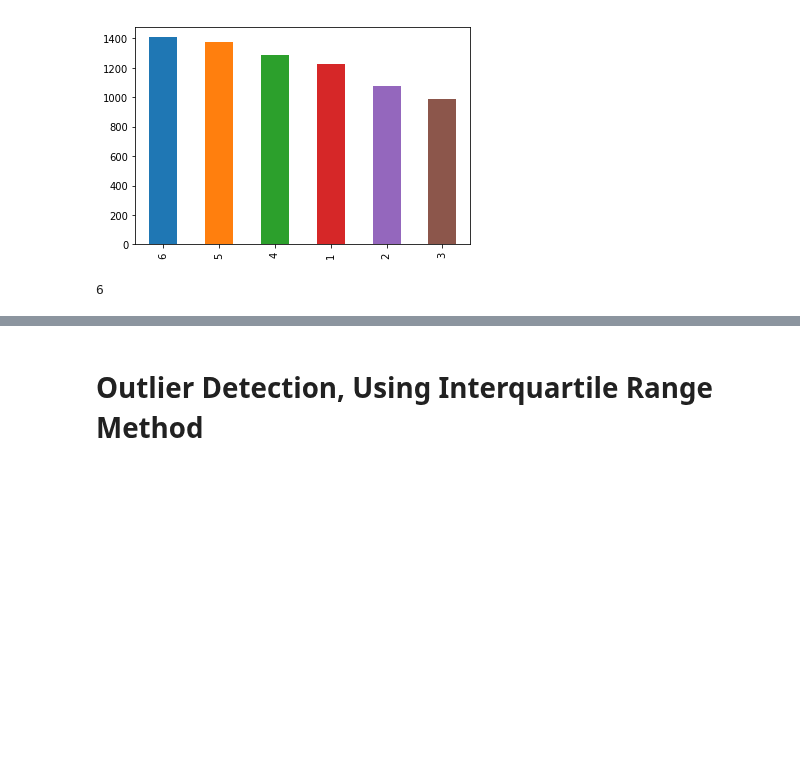
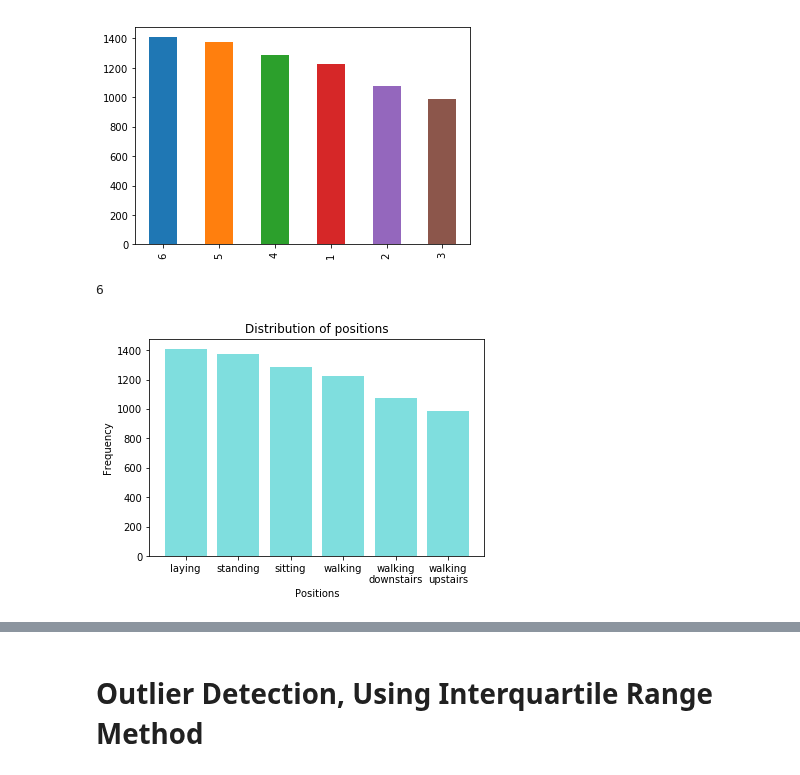
Before and after one commit to nathanhwangbo/PSTAT135_Final, a Jupyter notebook: preprocessing.ipynb, the cells around one changed output, grey strips where cells are left out. Drawn from its saved outputs; the diff is of its cells as text; code cells hidden in the pictures; blank space fills up the shorter version.

Commit message:
Modified to display plot with labels - Dennis

```diff
--- a/preprocessing.ipynb
+++ b/preprocessing.ipynb
@@ -255,5 +254,18 @@ y_test_summary=df_y_test.groupBy('0').count()       #0 is column name
 y_test_summary.count()     # total activities
 # %% [output]
 6
+# %%
+import matplotlib.pyplot
+y_train_bar=y_train_barplot['0'].value_counts() #data read
+increment=[1,2,3,4,5,6]
+names=['laying','standing','sitting','walking','walking\ndownstairs','walking\nupstairs']
+matplotlib.pyplot.bar(increment, y_train_bar, align='center', alpha=0.5, color='c') #Barplot
+matplotlib.pyplot.xticks(increment,names)
+matplotlib.pyplot.ylabel('Frequency')
+matplotlib.pyplot.xlabel('Positions')
+matplotlib.pyplot.title('Distribution of positions')
+matplotlib.pyplot.show()
+# %% [output]
+[figure, added]
 # %%
 y_test_summary.show()
```
Also changed, not shown: parts of 7 cells of this notebook, 1 other file.
